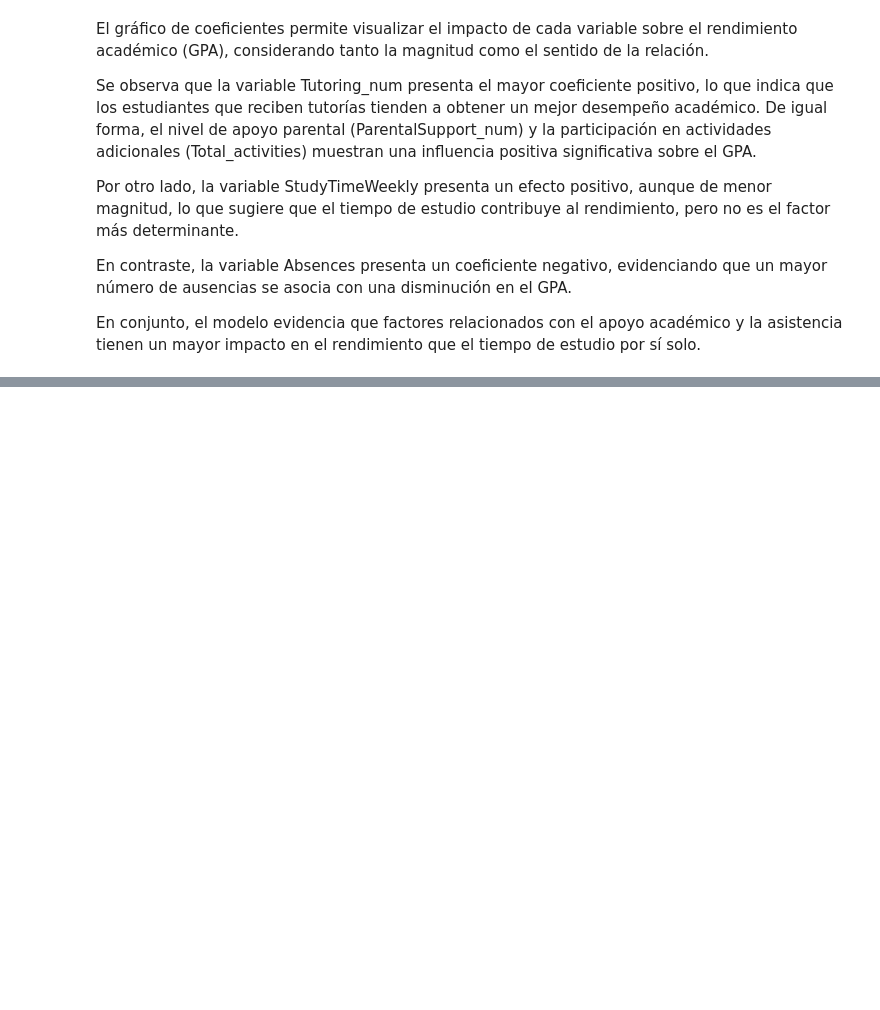
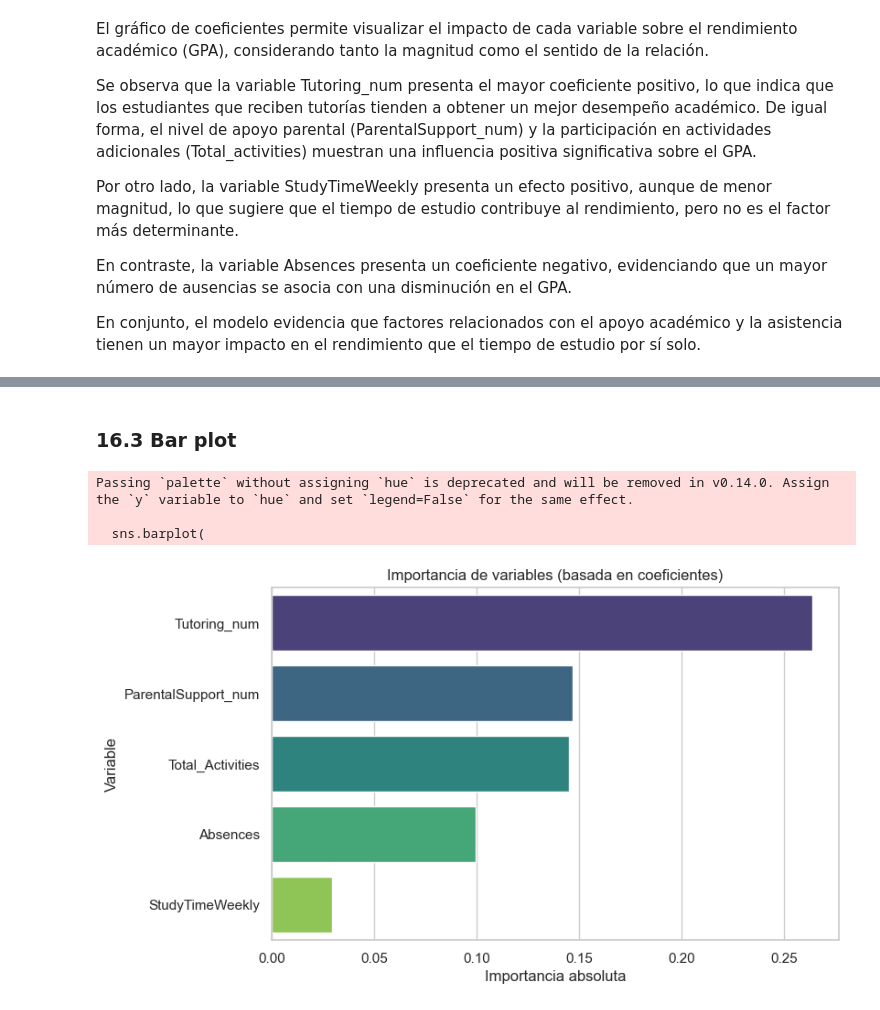
Before and after one commit to joha3108/ciencia-datos, a Jupyter notebook: EDA/EDA_Rendimiento.ipynb, the cells around one changed output, grey strips where cells are left out. Saved outputs shown, nothing was run; the diff lists cells and outputs as text; code cells hidden in the pictures; blank space fills up the shorter version.

```diff
--- a/EDA/EDA_Rendimiento.ipynb
+++ b/EDA/EDA_Rendimiento.ipynb
@@ -978,0 +1135,21 @@ En este sentido, el modelo no solo permite realizar predicciones, sino también
+# %%
+# Entrenamos el modelo
+modelo.fit(X_train, y_train)
+
+# Extraemos coeficientes
+coefficients = modelo.coef_
+
+# Traemos los nombres de las variables (columnas originales)
+feature_names = X_train.columns
+
+# DataFrame de importancia
+feature_importance = (
+    pd.DataFrame({
+        'feature': feature_names,
+        'coefficient': coefficients,
+        'abs_coefficient': np.abs(coefficients)
+    })
+    .sort_values('abs_coefficient', ascending=False)
+)
+
+feature_importance.head(20)
@@ -978,0 +1250,25 @@ En este sentido, el modelo no solo permite realizar predicciones, sino también
+# %% [markdown]
+### **16.3 Bar plot**
+# %%
+import matplotlib.pyplot as plt
+import seaborn as sns
+
+plt.figure(figsize=(8, 5))
+
+sns.barplot(
+    data=feature_importance,
+    x="abs_coefficient",
+    y="feature",
+    palette="viridis"
+)
+
+plt.title("Importancia de variables (basada en coeficientes)")
+plt.xlabel("Importancia absoluta")
+plt.ylabel("Variable")
+
+plt.show()
+# %% [output]
+Passing `palette` without assigning `hue` is deprecated and will be removed in v0.14.0. Assign the `y` variable to `hue` and set `legend=False` for the same effect.
+
+  sns.barplot(
+[figure, added]
```
Also changed, not shown: parts of 44 cells of this notebook.
